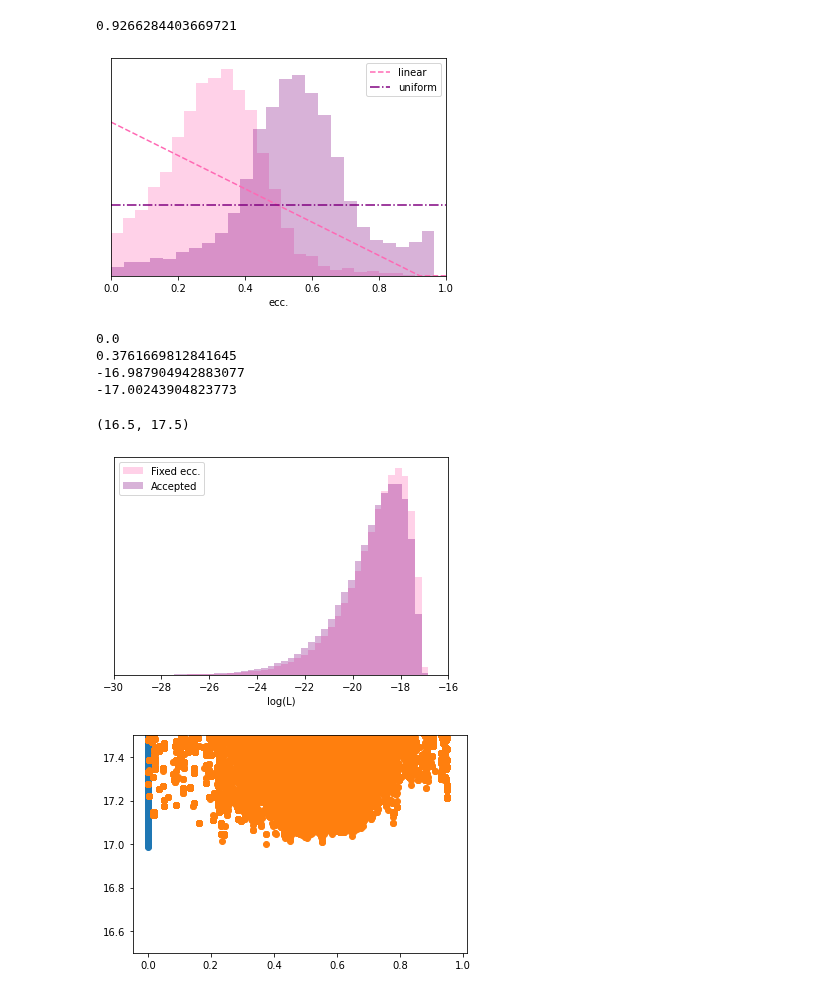
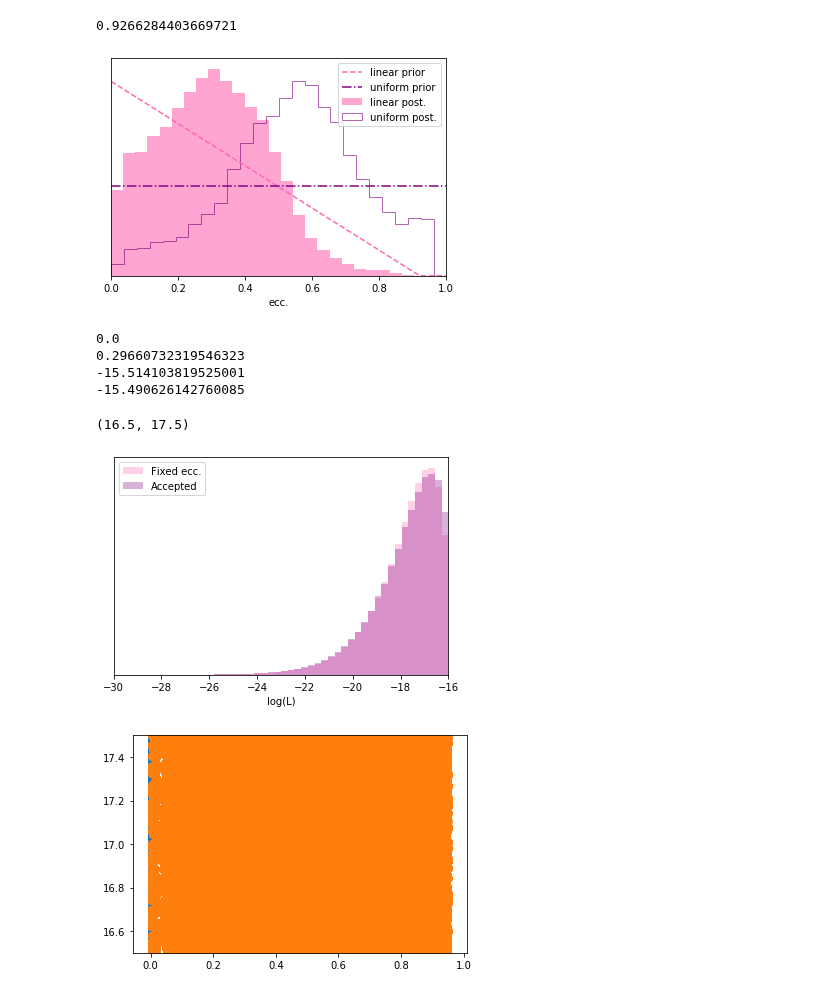
Before and after one commit to sblunt/hip65426, a Jupyter notebook: orbit_plots.ipynb, the cells around one changed output. Cells and saved outputs as stored; diff of their text form; code cells hidden in the pictures.

```diff
--- a/orbit_plots.ipynb
+++ b/orbit_plots.ipynb
@@ -139,60 +298,78 @@ plt.savefig('results/plots/rv_meas.png', dpi=250)
 # compare the eccentricity posteriors using different priors
 
 plt.figure()
-colors=['hotpink', 'purple']
-for i, res in enumerate([lin_ecc_results, twograv_results]):
-    plt.hist(res.post[:, res.system.param_idx['ecc1']], bins=25, color=colors[i], alpha=0.3, density=True)
+colors = ["hotpink", "purple"]
+histtypes = ["stepfilled", "step"]
+labels = ["linear post.", "uniform post."]
+for i, res in enumerate([lin_ecc_results, threegrav_results]):
+    plt.hist(
+        res.post[:, res.system.param_idx["ecc1"]],
+        bins=25,
+        alpha=0.6,
+        color=colors[i],
+        density=True,
+        histtype=histtypes[i],
+        label=labels[i],
+    )
 
 # overplot the prior in each case
 m = -2.18
 b = 2.01
-xplot = np.array([0, -b/m, 1])
-norm = -0.5*b**2/m
+xplot = np.array([0, -b / m, 1])
+norm = -0.5 * b**2 / m
 print(norm)
 yplot = (m * xplot + b) / norm
 yplot[-1] = 0
 
-plt.plot(xplot, yplot, color=colors[0], ls='--', label='linear')
-plt.plot(xplot, np.ones(len(xplot)), color=colors[1], ls='-.', label='uniform')
-plt.xlim(0,1)
+plt.plot(xplot, yplot, color=colors[0], ls="--", label="linear prior")
+plt.plot(xplot, np.ones(len(xplot)), color=colors[1], ls="-.", label="uniform prior")
+plt.xlim(0, 1)
 plt.legend()
 plt.yticks([])
-plt.xlabel('ecc.')
-plt.savefig('results/plots/ecc_compare.png', dpi=250)
+plt.xlabel("ecc.")
+plt.savefig("results/plots/ecc_compare.png", dpi=250)
 # %% [output]
 0.9266284403669721
-[figure, old version]
+[figure, new version]
 # %%
 # plot the log-likelihoods for the fixed eccentricity posterior vs the accepted one
 
 
 plt.figure()
-labels = ['Fixed ecc.','Accepted']
-colors = ['hotpink','purple']
-for i, res in enumerate([fixed_ecc_results, twograv_results]):
-    plt.hist(res.lnlike, bins=50, alpha=0.3, density=True, label=labels[i], color=colors[i], range=(-30,-16))
-    print(res.post[:,1][np.argmax(res.lnlike)])
+labels = ["Fixed ecc.", "Accepted"]
+colors = ["hotpink", "purple"]
+for i, res in enumerate([fixed_ecc_results, threegrav_results]):
+    plt.hist(
+        res.lnlike,
+        bins=50,
+        alpha=0.3,
+        density=True,
+        label=labels[i],
+        color=colors[i],
+        range=(-30, -16),
+    )
+    print(res.post[:, 1][np.argmax(res.lnlike)])
     # plt.hist(res.lnlike[res.post[:,1] > 0.4], density=True, alpha=0.5,bins=50, range=(-30,-16))
 plt.yticks([])
 plt.legend()
-plt.xlim(-30,-16)
-plt.xlabel('log(L)')
-plt.savefig('results/plots/ecc_lnlike_compare.png', dpi=250)
+plt.xlim(-30, -16)
+plt.xlabel("log(L)")
+plt.savefig("results/plots/ecc_lnlike_compare.png", dpi=250)
 
 plt.figure()
-for i, res in enumerate([fixed_ecc_results, twograv_results]):
-    ecc_post = res.post[:,1]
-    plt.scatter(ecc_post, -1*res.lnlike)
+for i, res in enumerate([fixed_ecc_results, threegrav_results]):
+    ecc_post = res.post[:, 1]
+    plt.scatter(ecc_post, -1 * res.lnlike)
     print(np.max(res.lnlike))
 plt.ylim(16.5, 17.5)
 # %% [output]
 0.0
-0.3761669812841645
--16.987904942883077
--17.00243904823773
+0.29660732319546323
+-15.514103819525001
+-15.490626142760085
 (16.5, 17.5)
-[figure, old version]
+[figure, new version]
-[figure, old version]
+[figure, new version]
 # %%
 from scipy.optimize import minimize
 
```
Also changed, not shown: parts of 10 cells of this notebook, 2 other files.
